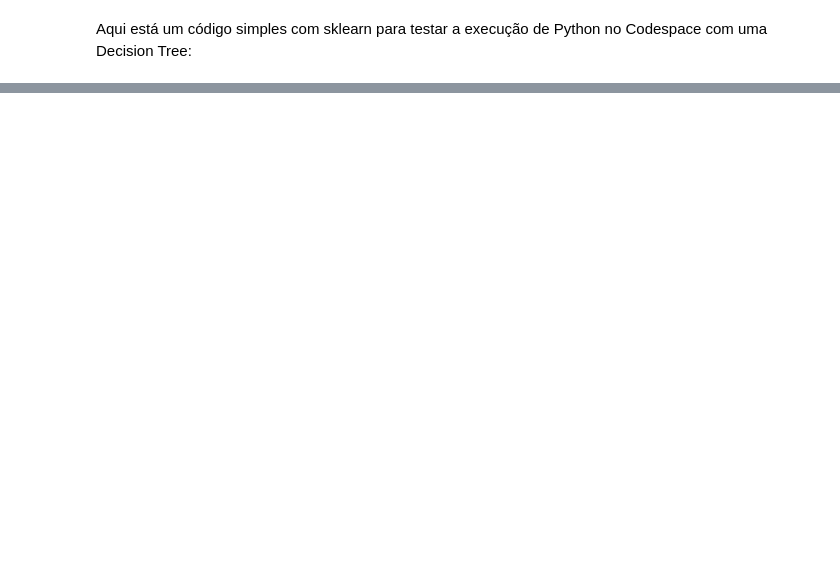
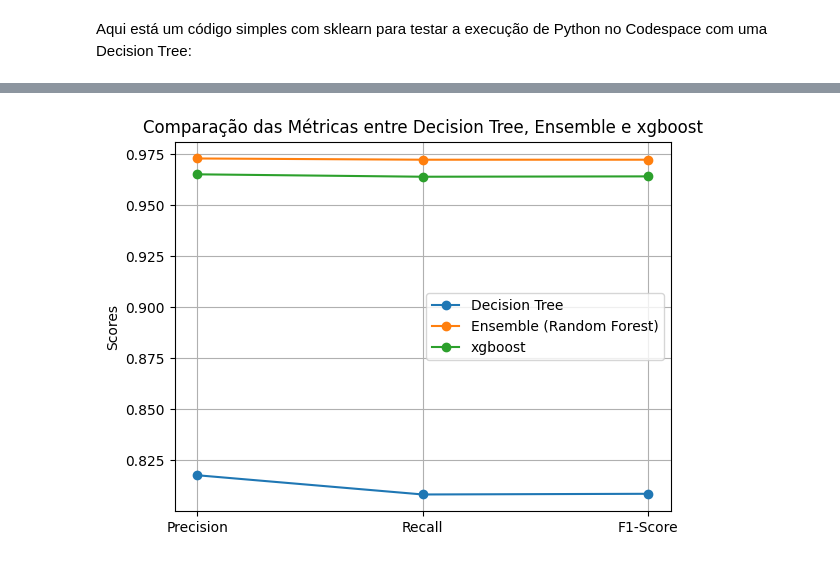
Before and after one commit to glaucioPythonista/mba-deeplearning-iad-006-2024-public, a Jupyter notebook: notebooks/começar_por_aqui.ipynb, the cells around one changed output, grey strips where cells are left out. Drawn from its saved outputs; the diff is of its cells as text; code cells hidden in the pictures; blank space fills up the shorter version.

Commit message:
glaucio_exercicio3

```diff
--- a/notebooks/começar_por_aqui.ipynb
+++ b/notebooks/começar_por_aqui.ipynb
@@ -133,0 +527,9 @@ Acurácia do modelo XGBoost: 96.39%
+# %%
+#Exercicio 2
+# Treinando o modelo Ensemble com RandomForestClassifier
+modelo_ensemble, y_pred_ensemble = treinar_modelo_ensemble(X_train_normalizado, y_train, X_test_normalizado, n_estimators=100, max_depth=10)
+with open('../model/modelo_ensemble.pkl', 'wb') as f:
+    pickle.dump(modelo_ensemble, f)
+print("Relatório de Classificação:")
+print(classification_report(y_test, y_pred_ensemble))
+print("Precisão:", modelo_ensemble.score(X_test_normalizado, y_test))
@@ -133,0 +556,8 @@ Acurácia do modelo XGBoost: 96.39%
+# %%
+model_xgboost, y_pred_xgboost = train_xgboost(X_train_normalizado, y_train, X_test_normalizado, y_test, max_depth=10, n_estimators=100, learning_rate=0.1, random_state=42)
+with open('../model/model_xgboost.pkl', 'wb') as f:
+    pickle.dump(model_xgboost, f)
+# Avaliando o desempenho do modelo
+print("Relatório de Classificação:")
+print(classification_report(y_test, y_pred_xgboost))
+print("Precisão:", model_xgboost.score(X_test_normalizado, y_test))
@@ -133,0 +584,22 @@ Acurácia do modelo XGBoost: 96.39%
+# %%
+
+# Calcular as métricas para o modelo de Árvore de Decisão
+precision_dt, recall_dt, f1_dt = calcular_metricas(y_test, y_pred_DecisionTree)
+
+# Calcular as métricas para o modelo Ensemble
+precision_rf, recall_rf, f1_rf = calcular_metricas(y_test, y_pred_ensemble)
+
+# Calcular as métricas para o modelo xboost
+precision_rb, recall_rb, f1_rb = calcular_metricas(y_test, y_pred_xgboost)
+# %%
+# Preparar os dados para o gráfico
+# Preparar os dados para o gráfico
+labels = ['Precision', 'Recall', 'F1-Score']
+decision_tree_scores = [precision_dt, recall_dt, f1_dt]
+ensemble_scores = [precision_rf, recall_rf, f1_rf]
+xgboost_scores = [precision_rb, recall_rb, f1_rb]
+
+# Plotar o gráfico
+plotar_comparacao_metricas_linhas(labels, decision_tree_scores, ensemble_scores, xgboost_scores)
+# %% [output]
+[figure, added]
```
Also changed, not shown: parts of 36 cells of this notebook, 4 other files.
